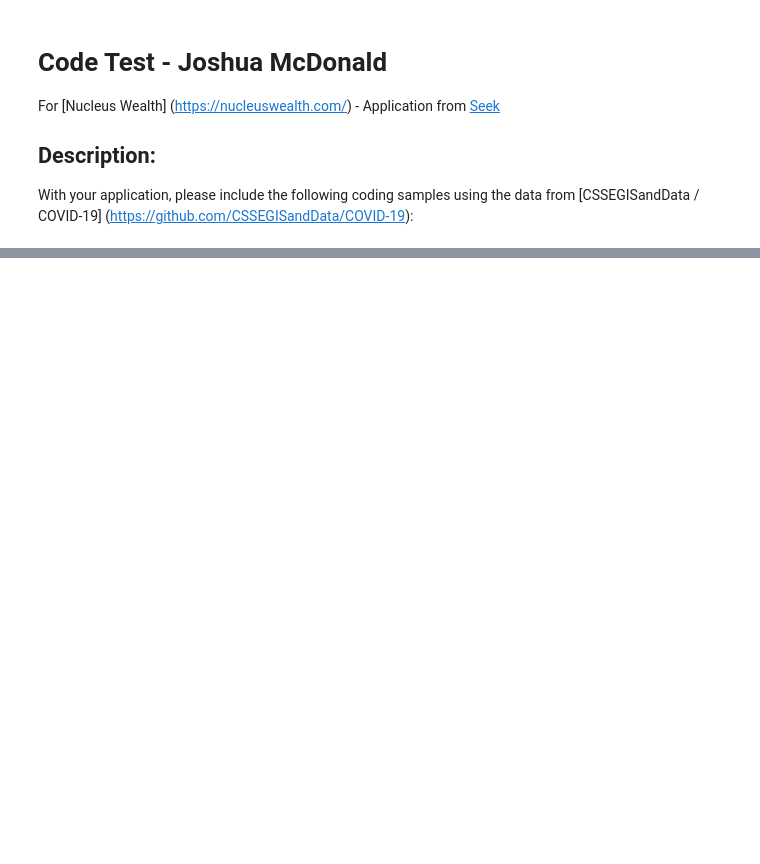
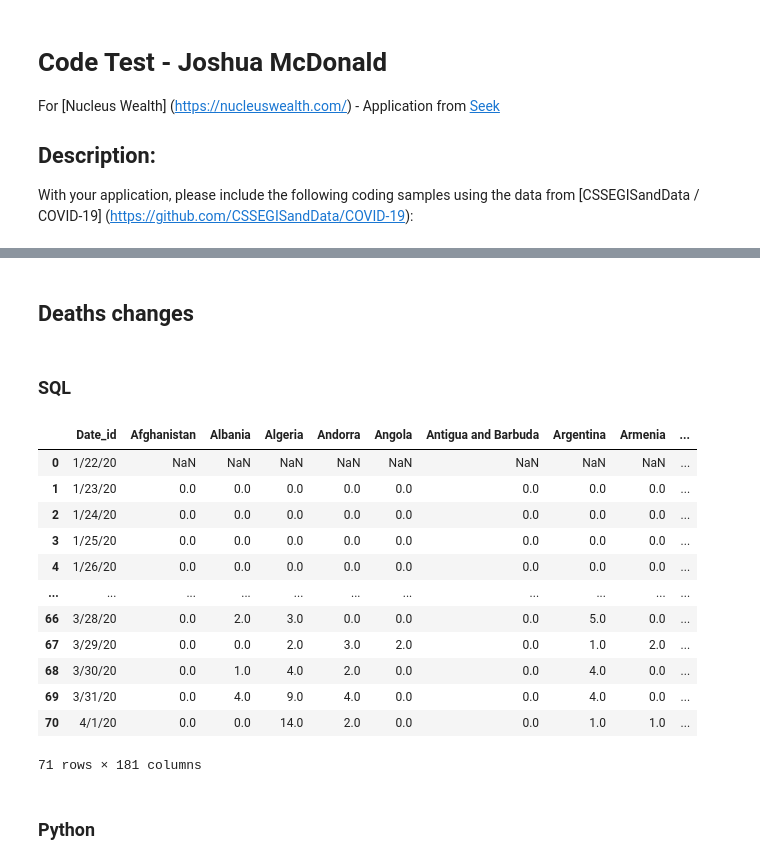
Before and after one commit to gorff/NucleusWealthCodeTest, a Jupyter notebook: codeTest.ipynb, the cells around one changed output, grey strips where cells are left out. Drawn from its saved outputs; the diff is of its cells as text; code cells hidden in the pictures; blank space fills up the shorter version.

```diff
--- a/codeTest.ipynb
+++ b/codeTest.ipynb
@@ -190,0 +225,24 @@ OperationalError: (sqlite3.OperationalError) near "(": syntax error
+# %% [markdown]
+## Deaths changes
+# %% [markdown]
+### SQL
+# %%
+# SQL
+df = pd.read_sql_query('SELECT * FROM deaths_change_sql', engine)
+df
+# %% [output]
+|  | Date_id | Afghanistan | Albania | Algeria | Andorra | Angola | Antigua and Barbuda | Argentina | Armenia | ... |
+| 0 | 1/22/20 | NaN | NaN | NaN | NaN | NaN | NaN | NaN | NaN | ... |
+| 1 | 1/23/20 | 0.0 | 0.0 | 0.0 | 0.0 | 0.0 | 0.0 | 0.0 | 0.0 | ... |
+| 2 | 1/24/20 | 0.0 | 0.0 | 0.0 | 0.0 | 0.0 | 0.0 | 0.0 | 0.0 | ... |
+| 3 | 1/25/20 | 0.0 | 0.0 | 0.0 | 0.0 | 0.0 | 0.0 | 0.0 | 0.0 | ... |
+| 4 | 1/26/20 | 0.0 | 0.0 | 0.0 | 0.0 | 0.0 | 0.0 | 0.0 | 0.0 | ... |
+| ... | ... | ... | ... | ... | ... | ... | ... | ... | ... | ... |
+| 66 | 3/28/20 | 0.0 | 2.0 | 3.0 | 0.0 | 0.0 | 0.0 | 5.0 | 0.0 | ... |
+| 67 | 3/29/20 | 0.0 | 0.0 | 2.0 | 3.0 | 2.0 | 0.0 | 1.0 | 2.0 | ... |
+| 68 | 3/30/20 | 0.0 | 1.0 | 4.0 | 2.0 | 0.0 | 0.0 | 4.0 | 0.0 | ... |
+| 69 | 3/31/20 | 0.0 | 4.0 | 9.0 | 4.0 | 0.0 | 0.0 | 4.0 | 0.0 | ... |
+| 70 | 4/1/20 | 0.0 | 0.0 | 14.0 | 2.0 | 0.0 | 0.0 | 1.0 | 1.0 | ... |
+71 rows × 181 columns
+# %% [markdown]
+### Python
```
Also changed, not shown: parts of 38 cells of this notebook.
